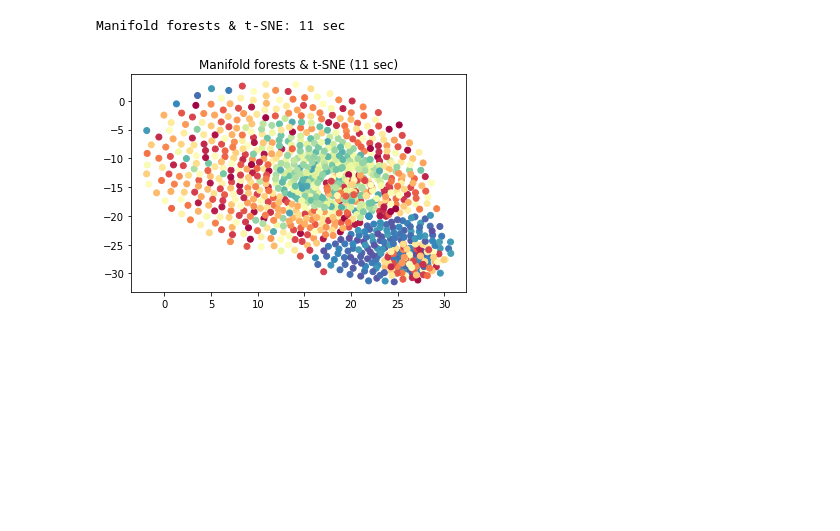
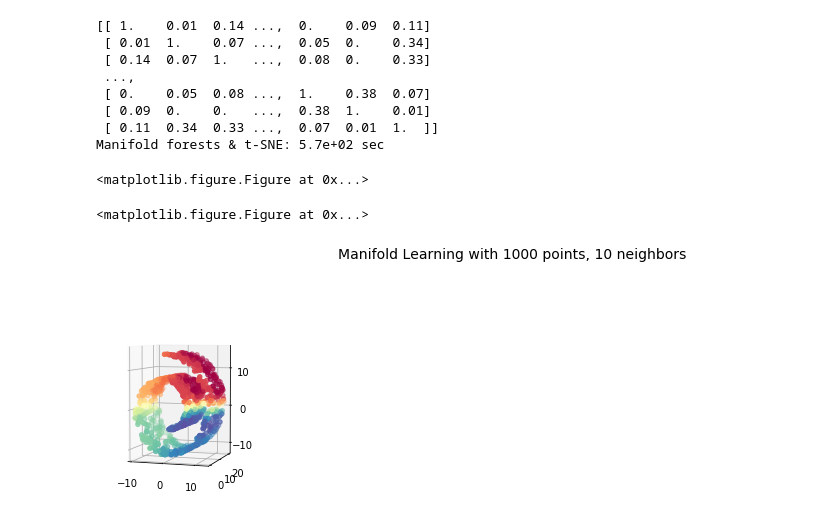
Before and after one commit to fabrichter/scikit-learn, a Jupyter notebook: examples/manifold/plot_compare_methods.ipynb, the cells around one changed output. Cells and saved outputs as stored; diff of their text form; code cells hidden in the pictures; blank space fills up the shorter version.

```diff
--- a/examples/manifold/plot_compare_methods.ipynb
+++ b/examples/manifold/plot_compare_methods.ipynb
@@ -140,16 +73,32 @@ t-SNE: 4.4 sec
 # %%
 plt.figure()
 t0 = time()
-mf = manifold.ManifoldForest(num_trees=1, depth=3, num_options=10, num_features=3)
+mf = manifold.ManifoldForest(num_trees=100, depth=4, num_options=10, num_features=3)
 W = mf.fit_transform(X)
-tsne = manifold.TSNE(n_components=2, metric='precomputed', random_state=0)
+print(W)
+tsne = manifold.SpectralEmbedding(n_components=1, affinity='precomputed', random_state=0)
 Y = tsne.fit_transform(W)
 t1 = time()
 print("Manifold forests & t-SNE: %.2g sec" % (t1 - t0))
-plt.scatter(Y[:, 0], Y[:, 1], c=color, cmap=plt.cm.Spectral)
-plt.title("Manifold forests & t-SNE (%.2g sec)" % (t1 - t0))
+fig = plt.figure(figsize=(15, 8))
+plt.suptitle("Manifold Learning with %i points, %i neighbors"
+             % (1000, n_neighbors), fontsize=14)
+
+
+ax = fig.add_subplot(251, projection='3d')
+ax.scatter(X[:, 0], X[:, 1], X[:, 2], c=Y, cmap=plt.cm.Spectral)
+ax.view_init(4, -72)
 
 plt.show()
 # %% [output]
-Manifold forests & t-SNE: 11 sec
+[[ 1.    0.01  0.14 ...,  0.    0.09  0.11]
+ [ 0.01  1.    0.07 ...,  0.05  0.    0.34]
+ [ 0.14  0.07  1.   ...,  0.08  0.    0.33]
+ ...,
+ [ 0.    0.05  0.08 ...,  1.    0.38  0.07]
+ [ 0.09  0.    0.   ...,  0.38  1.    0.01]
+ [ 0.11  0.34  0.33 ...,  0.07  0.01  1.  ]]
+Manifold forests & t-SNE: 5.7e+02 sec
+<matplotlib.figure.Figure at 0x...>
+<matplotlib.figure.Figure at 0x...>
-[figure, old version]
+[figure, new version]
```
Also changed, not shown: parts of 1 cell of this notebook.
